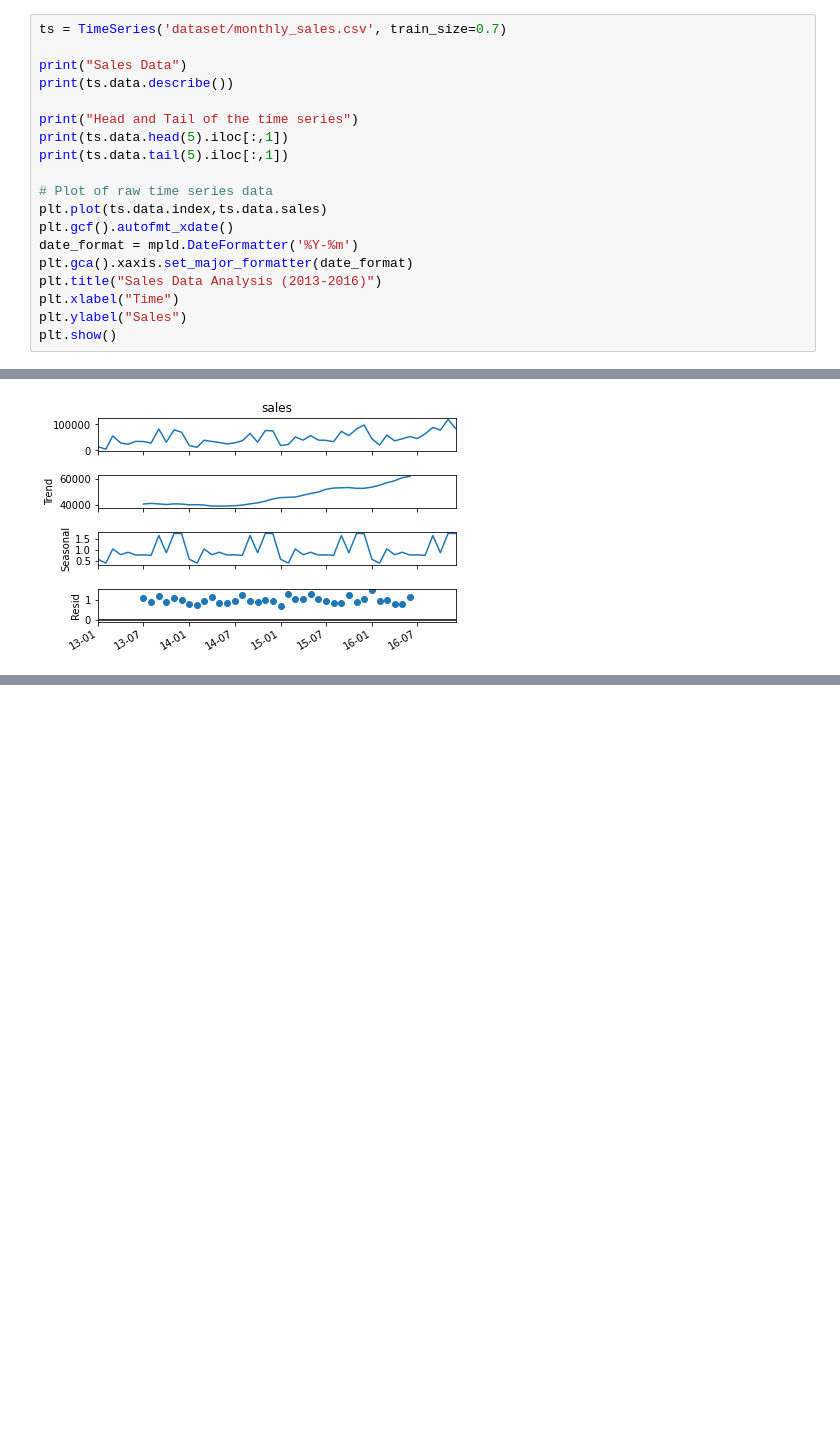
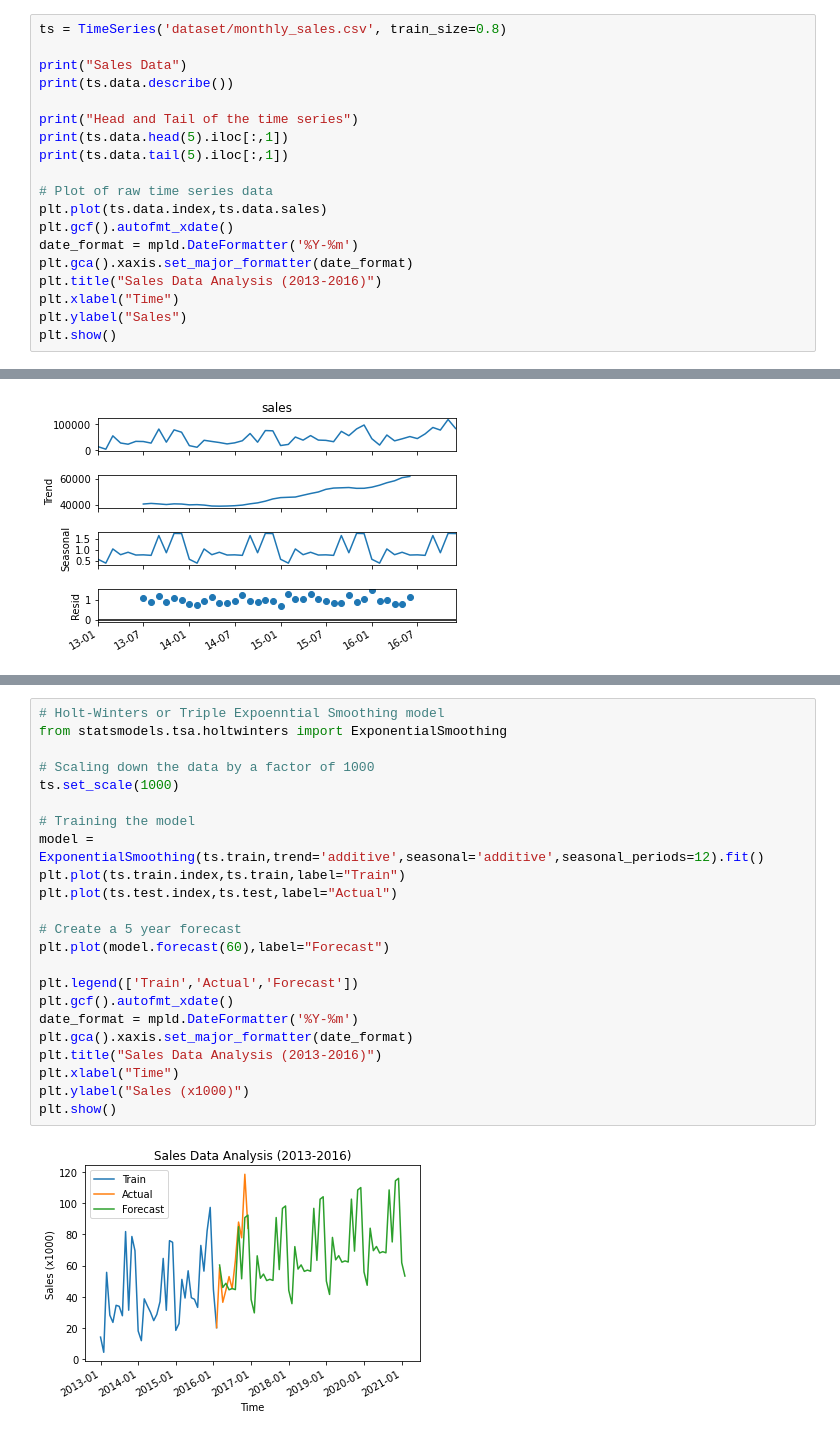
Before and after one commit to KrishnanSG/holt-winters, a Jupyter notebook: analysis.ipynb, the cells around one changed output, grey strips where cells are left out. Saved outputs shown, nothing was run; the diff lists cells and outputs as text; blank space fills up the shorter version.

Commit message:
Fit holt-winter additive model and create forecast

```diff
--- a/analysis.ipynb
+++ b/analysis.ipynb
@@ -22,7 +22,7 @@ from matplotlib import dates as mpld
 
 register_matplotlib_converters()
 # %%
-ts = TimeSeries('dataset/monthly_sales.csv', train_size=0.7)
+ts = TimeSeries('dataset/monthly_sales.csv', train_size=0.8)
 
 print("Sales Data")
 print(ts.data.describe())
@@ -97,0 +99,25 @@ From the above observation we can evidently conclude that **Holt-Winter additive
+# %%
+# Holt-Winters or Triple Expoenntial Smoothing model
+from statsmodels.tsa.holtwinters import ExponentialSmoothing
+
+# Scaling down the data by a factor of 1000
+ts.set_scale(1000)
+
+# Training the model
+model = ExponentialSmoothing(ts.train,trend='additive',seasonal='additive',seasonal_periods=12).fit()
+plt.plot(ts.train.index,ts.train,label="Train")
+plt.plot(ts.test.index,ts.test,label="Actual")
+
+# Create a 5 year forecast
+plt.plot(model.forecast(60),label="Forecast")
+
+plt.legend(['Train','Actual','Forecast'])
+plt.gcf().autofmt_xdate()
+date_format = mpld.DateFormatter('%Y-%m')
+plt.gca().xaxis.set_major_formatter(date_format)
+plt.title("Sales Data Analysis (2013-2016)")
+plt.xlabel("Time")
+plt.ylabel("Sales (x1000)")
+plt.show()
+# %% [output]
+[figure, added]
```
Also changed, not shown: parts of 1 cell of this notebook, 1 other file.
